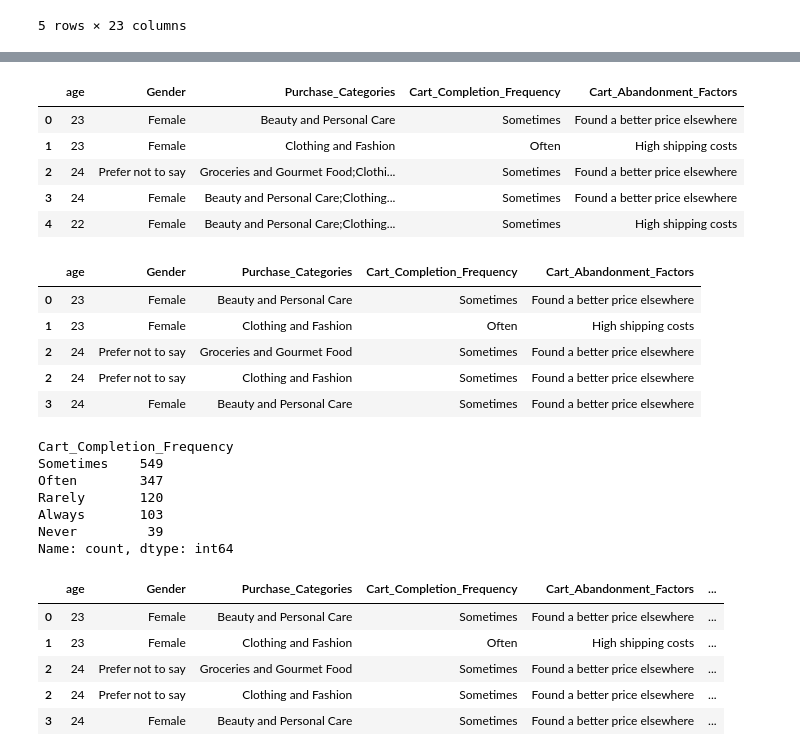
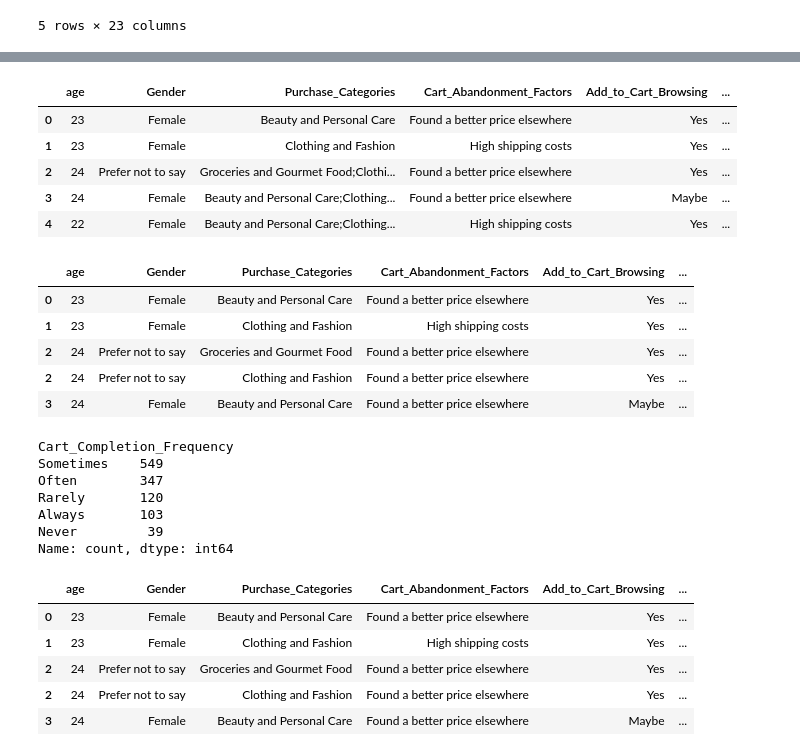
Before and after one commit to khaeuss808/UDS_ExploratoryQs, a Jupyter notebook: Q1_analysis.ipynb, the cells around one changed output, grey strips where cells are left out. Cells and saved outputs as stored; diff of their text form; code cells hidden in the pictures.

```diff
--- a/Q1_analysis.ipynb
+++ b/Q1_analysis.ipynb
@@ -15,22 +30,24 @@ df.head()
 # %%
 demographic_df = df[
     [
         "age",
         "Gender",
         "Purchase_Categories",
+        "Cart_Abandonment_Factors",
+        "Add_to_Cart_Browsing",
+        "Saveforlater_Frequency",
         "Cart_Completion_Frequency",
-        "Cart_Abandonment_Factors",
     ]
 ]
 
 demographic_df.head()
 # %% [output]
-|  | age | Gender | Purchase_Categories | Cart_Completion_Frequency | Cart_Abandonment_Factors |
-| 0 | 23 | Female | Beauty and Personal Care | Sometimes | Found a better price elsewhere |
-| 1 | 23 | Female | Clothing and Fashion | Often | High shipping costs |
-| 2 | 24 | Prefer not to say | Groceries and Gourmet Food;Clothi... | Sometimes | Found a better price elsewhere |
-| 3 | 24 | Female | Beauty and Personal Care;Clothing... | Sometimes | Found a better price elsewhere |
-| 4 | 22 | Female | Beauty and Personal Care;Clothing... | Sometimes | High shipping costs |
+|  | age | Gender | Purchase_Categories | Cart_Abandonment_Factors | Add_to_Cart_Browsing | ... |
+| 0 | 23 | Female | Beauty and Personal Care | Found a better price elsewhere | Yes | ... |
+| 1 | 23 | Female | Clothing and Fashion | High shipping costs | Yes | ... |
+| 2 | 24 | Prefer not to say | Groceries and Gourmet Food;Clothi... | Found a better price elsewhere | Yes | ... |
+| 3 | 24 | Female | Beauty and Personal Care;Clothing... | Found a better price elsewhere | Maybe | ... |
+| 4 | 22 | Female | Beauty and Personal Care;Clothing... | High shipping costs | Yes | ... |
 # %%
 # this takes people who listed multiple purchase categories and
 #   creates a row for them for each of their categories
@@ -41,12 +58,12 @@ demo_df_exploded = demographic_df.assign(
 ).explode("Purchase_Categories")
 demo_df_exploded.head()
 # %% [output]
-|  | age | Gender | Purchase_Categories | Cart_Completion_Frequency | Cart_Abandonment_Factors |
-| 0 | 23 | Female | Beauty and Personal Care | Sometimes | Found a better price elsewhere |
-| 1 | 23 | Female | Clothing and Fashion | Often | High shipping costs |
-| 2 | 24 | Prefer not to say | Groceries and Gourmet Food | Sometimes | Found a better price elsewhere |
-| 2 | 24 | Prefer not to say | Clothing and Fashion | Sometimes | Found a better price elsewhere |
-| 3 | 24 | Female | Beauty and Personal Care | Sometimes | Found a better price elsewhere |
+|  | age | Gender | Purchase_Categories | Cart_Abandonment_Factors | Add_to_Cart_Browsing | ... |
+| 0 | 23 | Female | Beauty and Personal Care | Found a better price elsewhere | Yes | ... |
+| 1 | 23 | Female | Clothing and Fashion | High shipping costs | Yes | ... |
+| 2 | 24 | Prefer not to say | Groceries and Gourmet Food | Found a better price elsewhere | Yes | ... |
+| 2 | 24 | Prefer not to say | Clothing and Fashion | Found a better price elsewhere | Yes | ... |
+| 3 | 24 | Female | Beauty and Personal Care | Found a better price elsewhere | Maybe | ... |
 # %%
 demo_df_exploded["Cart_Completion_Frequency"].value_counts()
 # %% [output]
@@ -59,16 +76,16 @@ Never         39
 Name: count, dtype: int64
 # %%
 # Convert cart_completion_frequency to ordinal scale (low values indicate higher abandonment)
-cart_completion_map = {"Always": 5, "Often": 4, "Sometimes": 3, "Rarely": 2, "Never": 1}
+cart_completion_map = {"Always": 1, "Often": 2, "Sometimes": 3, "Rarely": 4, "Never": 5}
 demo_df_exploded["Cart_Abandonment_Score"] = df["Cart_Completion_Frequency"].map(
     cart_completion_map
 )
 
 demo_df_exploded.head()
 # %% [output]
-|  | age | Gender | Purchase_Categories | Cart_Completion_Frequency | Cart_Abandonment_Factors | ... |
-| 0 | 23 | Female | Beauty and Personal Care | Sometimes | Found a better price elsewhere | ... |
-| 1 | 23 | Female | Clothing and Fashion | Often | High shipping costs | ... |
-| 2 | 24 | Prefer not to say | Groceries and Gourmet Food | Sometimes | Found a better price elsewhere | ... |
-| 2 | 24 | Prefer not to say | Clothing and Fashion | Sometimes | Found a better price elsewhere | ... |
-| 3 | 24 | Female | Beauty and Personal Care | Sometimes | Found a better price elsewhere | ... |
+|  | age | Gender | Purchase_Categories | Cart_Abandonment_Factors | Add_to_Cart_Browsing | ... |
+| 0 | 23 | Female | Beauty and Personal Care | Found a better price elsewhere | Yes | ... |
+| 1 | 23 | Female | Clothing and Fashion | High shipping costs | Yes | ... |
+| 2 | 24 | Prefer not to say | Groceries and Gourmet Food | Found a better price elsewhere | Yes | ... |
+| 2 | 24 | Prefer not to say | Clothing and Fashion | Found a better price elsewhere | Yes | ... |
+| 3 | 24 | Female | Beauty and Personal Care | Found a better price elsewhere | Maybe | ... |
```
Also changed, not shown: parts of 33 cells of this notebook, 3 other files.
